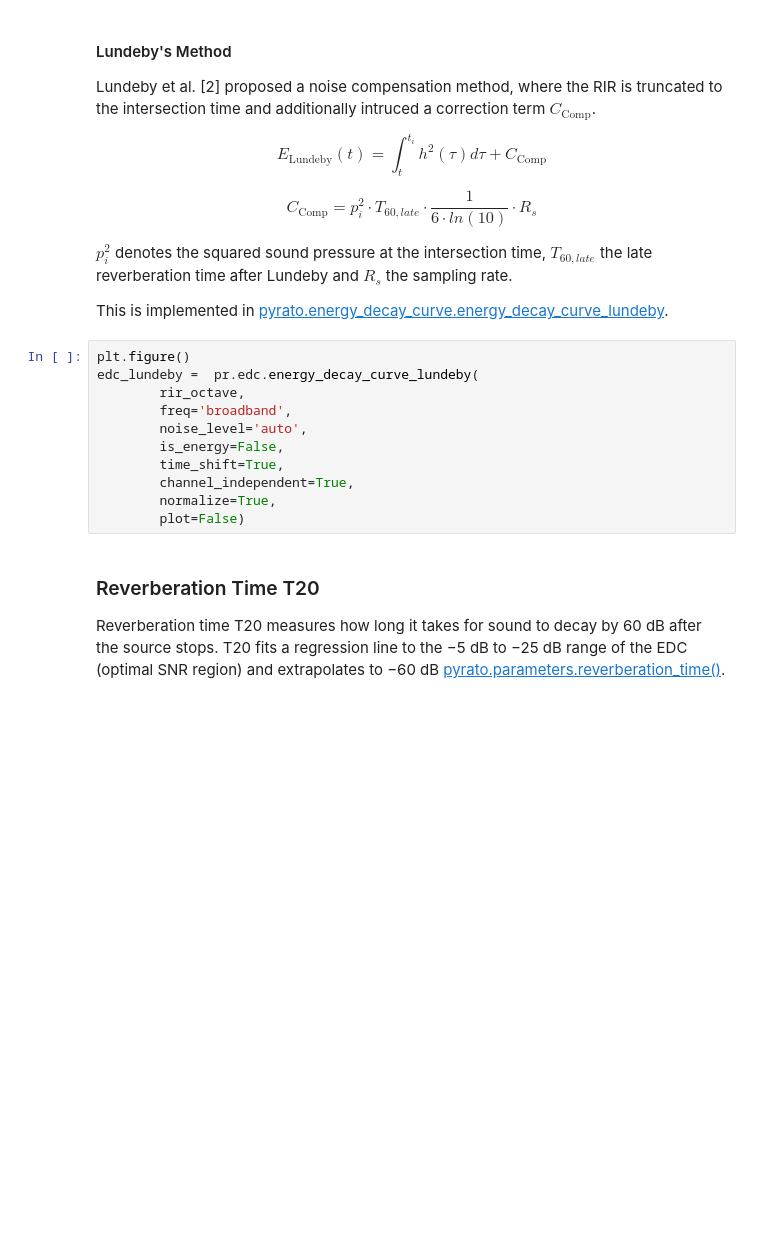
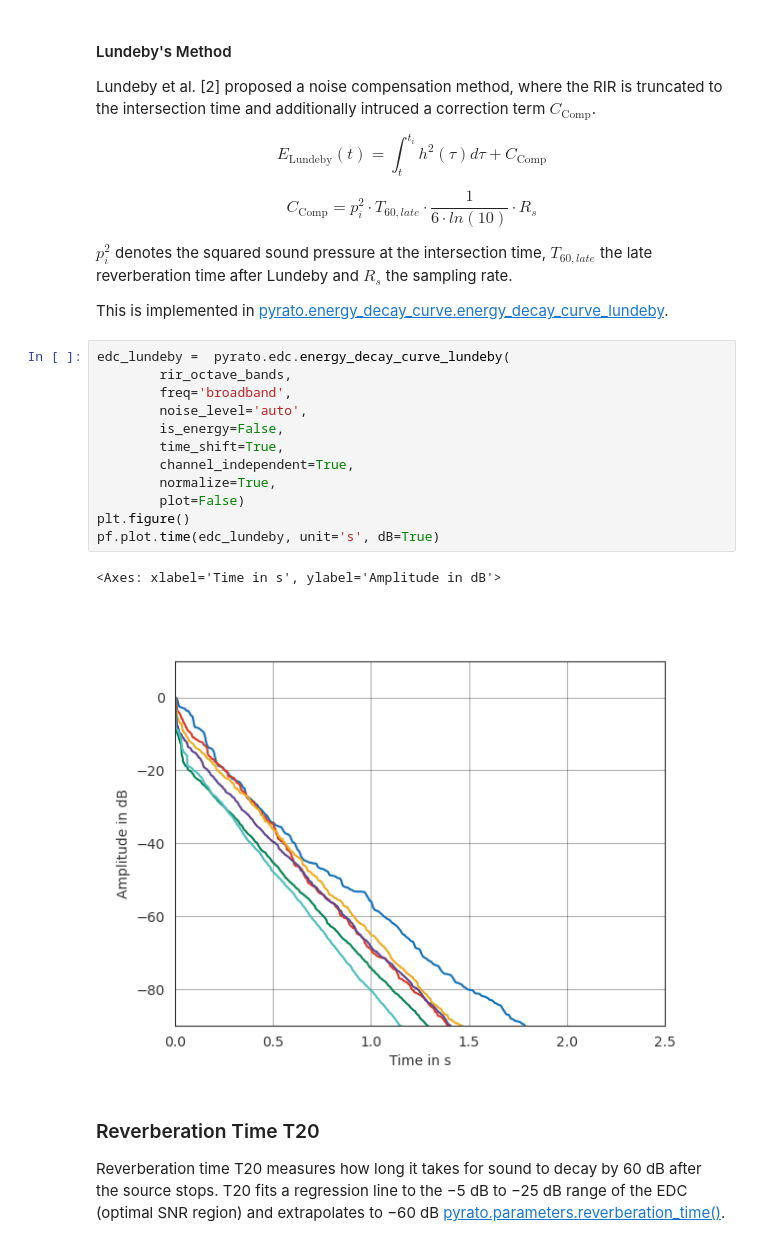
Before and after one commit to pyfar/gallery, a Jupyter notebook: docs/gallery/interactive/pyrato_introduction.ipynb, the cells around one changed output. Saved outputs shown, nothing was run; the diff lists cells and outputs as text; blank space fills up the shorter version.

```diff
--- a/docs/gallery/interactive/pyrato_introduction.ipynb
+++ b/docs/gallery/interactive/pyrato_introduction.ipynb
@@ -115,16 +112,20 @@ $p_{i}^2$ denotes the squared sound pressure at the intersection time, $T_{60, l
 
 This is implemented in [pyrato.energy_decay_curve.energy_decay_curve_lundeby](https://pyrato.readthedocs.io/en/stable/modules/parameters.html#pyrato.energy_decay_curve.energy_decay_curve_lundeby).
 # %%
-plt.figure()
-edc_lundeby =  pr.edc.energy_decay_curve_lundeby(
-        rir_octave,
+edc_lundeby =  pyrato.edc.energy_decay_curve_lundeby(
+        rir_octave_bands,
         freq='broadband',
         noise_level='auto',
         is_energy=False,
         time_shift=True,
         channel_independent=True,
         normalize=True,
         plot=False)
+plt.figure()
+pf.plot.time(edc_lundeby, unit='s', dB=True)
+# %% [output]
+<Axes: xlabel='Time in s', ylabel='Amplitude in dB'>
+[figure, added]
 # %% [markdown]
 ### Reverberation Time T20
 
```
Also changed, not shown: parts of 6 cells of this notebook.
